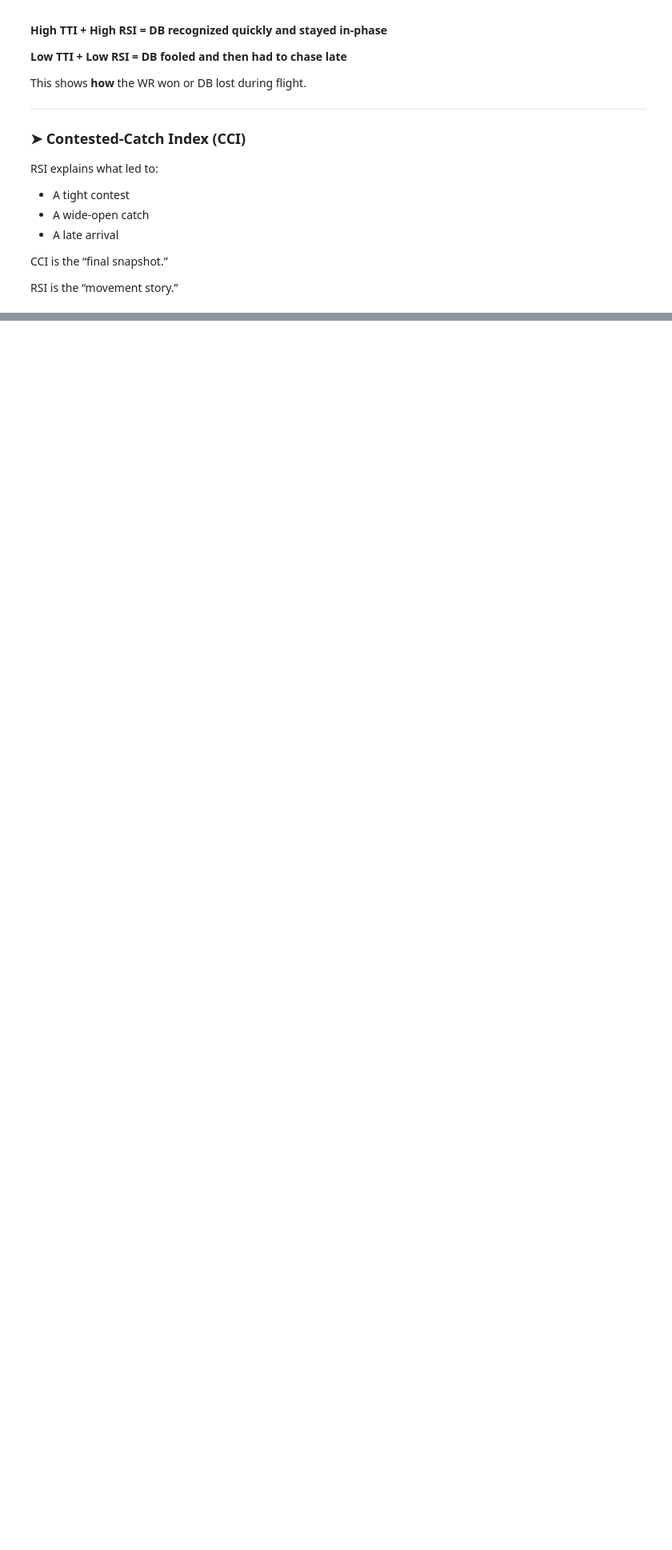
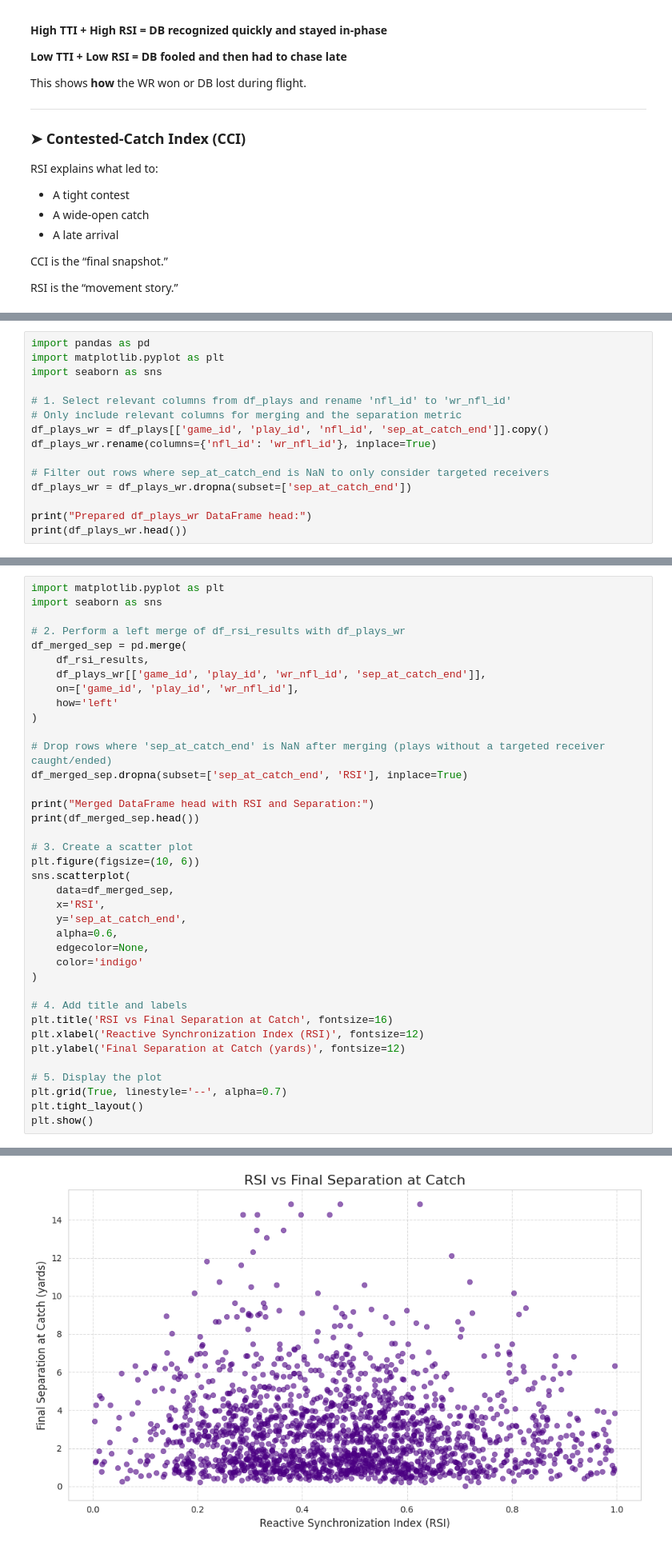
Before and after one commit to muma005/nfl-ball-flight-analysis, a Jupyter notebook: notebooks/05_metric_rsi.ipynb, the cells around one changed output, grey strips where cells are left out. Shown: that part at 80% size. Cells and saved outputs as stored; diff of their text form; blank space fills up the shorter version.

Commit message:
metric_rsi done but need further checks

```diff
--- a/notebooks/05_metric_rsi.ipynb
+++ b/notebooks/05_metric_rsi.ipynb
@@ -247,0 +1298,15 @@ RSI is the “movement story.”
+# %%
+import pandas as pd
+import matplotlib.pyplot as plt
+import seaborn as sns
+
+# 1. Select relevant columns from df_plays and rename 'nfl_id' to 'wr_nfl_id'
+# Only include relevant columns for merging and the separation metric
+df_plays_wr = df_plays[['game_id', 'play_id', 'nfl_id', 'sep_at_catch_end']].copy()
+df_plays_wr.rename(columns={'nfl_id': 'wr_nfl_id'}, inplace=True)
+
+# Filter out rows where sep_at_catch_end is NaN to only consider targeted receivers
+df_plays_wr = df_plays_wr.dropna(subset=['sep_at_catch_end'])
+
+print("Prepared df_plays_wr DataFrame head:")
+print(df_plays_wr.head())
@@ -247,0 +1324,39 @@ RSI is the “movement story.”
+# %%
+import matplotlib.pyplot as plt
+import seaborn as sns
+
+# 2. Perform a left merge of df_rsi_results with df_plays_wr
+df_merged_sep = pd.merge(
+    df_rsi_results,
+    df_plays_wr[['game_id', 'play_id', 'wr_nfl_id', 'sep_at_catch_end']],
+    on=['game_id', 'play_id', 'wr_nfl_id'],
+    how='left'
+)
+
+# Drop rows where 'sep_at_catch_end' is NaN after merging (plays without a targeted receiver caught/ended)
+df_merged_sep.dropna(subset=['sep_at_catch_end', 'RSI'], inplace=True)
+
+print("Merged DataFrame head with RSI and Separation:")
+print(df_merged_sep.head())
+
+# 3. Create a scatter plot
+plt.figure(figsize=(10, 6))
+sns.scatterplot(
+    data=df_merged_sep,
+    x='RSI',
+    y='sep_at_catch_end',
+    alpha=0.6,
+    edgecolor=None,
+    color='indigo'
+)
+
+# 4. Add title and labels
+plt.title('RSI vs Final Separation at Catch', fontsize=16)
+plt.xlabel('Reactive Synchronization Index (RSI)', fontsize=12)
+plt.ylabel('Final Separation at Catch (yards)', fontsize=12)
+
+# 5. Display the plot
+plt.grid(True, linestyle='--', alpha=0.7)
+plt.tight_layout()
+plt.show()
+# %% [output]
@@ -247,0 +1377 @@ RSI is the “movement story.”
+[figure, added]
```
Also changed, not shown: parts of 57 cells of this notebook.
